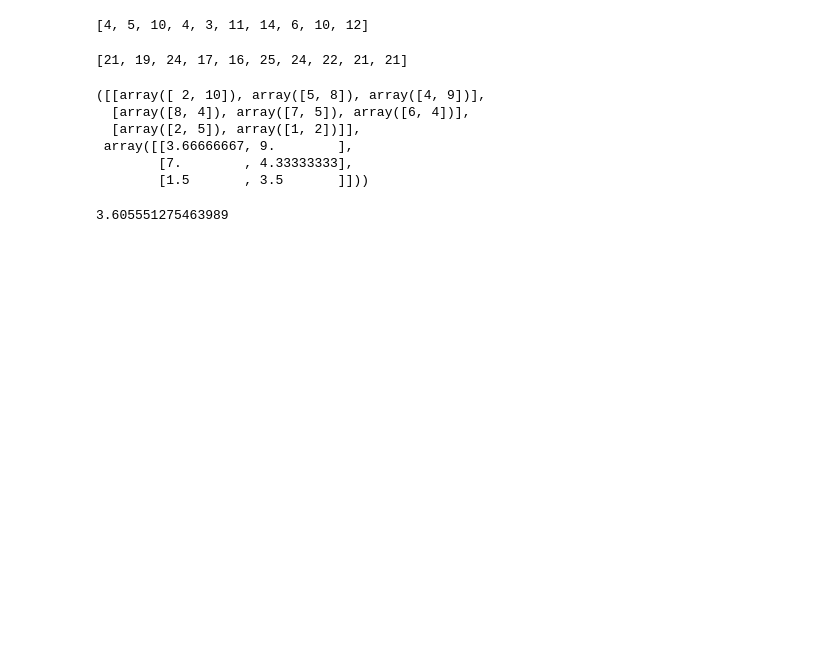
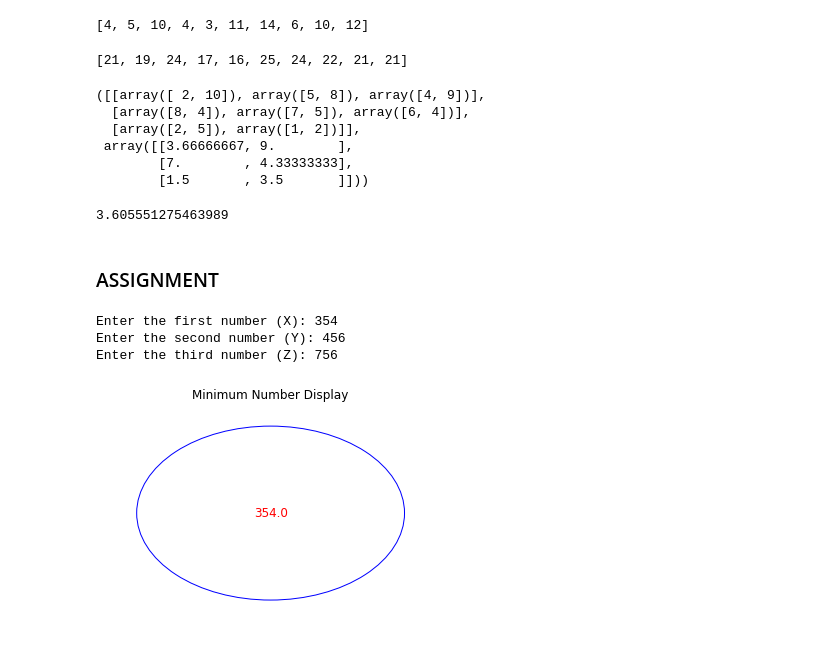
Before and after one commit to Evans93/School_lesson, a Jupyter notebook: python lecture.ipynb, the cells around one changed output. Drawn from its saved outputs; the diff is of its cells as text; code cells hidden in the pictures; blank space fills up the shorter version.

Commit message:
updating school assignment project

```diff
--- a/python lecture.ipynb
+++ b/python lecture.ipynb
@@ -489,3 +489,41 @@ dst = distance.euclidean(a,b)
 print(dst)
 # %% [output]
 3.605551275463989
+# %% [markdown]
+### ASSIGNMENT
+# %%
+import matplotlib.pyplot as plt
+
+# Step 1: Get user input
+X = float(input("Enter the first number (X): "))
+Y = float(input("Enter the second number (Y): "))
+Z = float(input("Enter the third number (Z): "))
+
+# Step 2: Find the minimum number
+min_number = min(X, Y, Z)
+
+# Step 3: Display the result on a 2D object (circle)
+# Create a figure and axis
+fig, ax = plt.subplots()
+
+# Draw a circle
+circle = plt.Circle((0.5, 0.5), 0.4, color='blue', fill=False)
+ax.add_artist(circle)
+
+# Add the minimum number inside the circle
+ax.text(0.5, 0.5, str(min_number), horizontalalignment='center',
+        verticalalignment='center', fontsize=12, color='red')
+
+# Set the limits and remove axes
+ax.set_xlim(0, 1)
+ax.set_ylim(0, 1)
+ax.axis('off')
+
+# Display the plot
+plt.title("Minimum Number Display")
+plt.show()
+# %% [output]
+Enter the first number (X): 354
+Enter the second number (Y): 456
+Enter the third number (Z): 756
+[figure, added]
```
